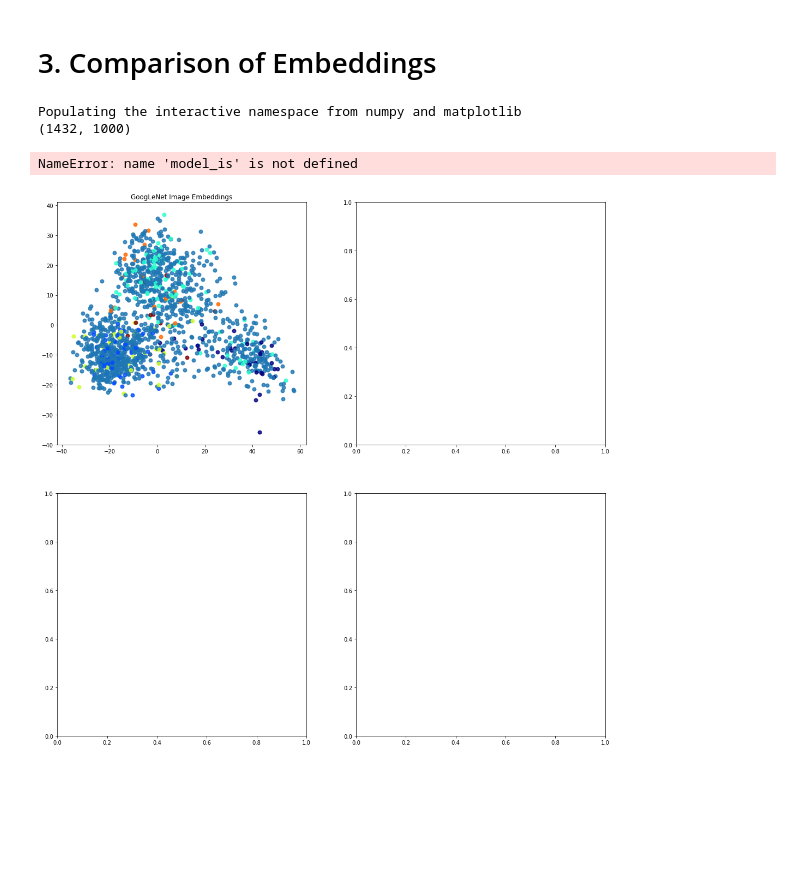
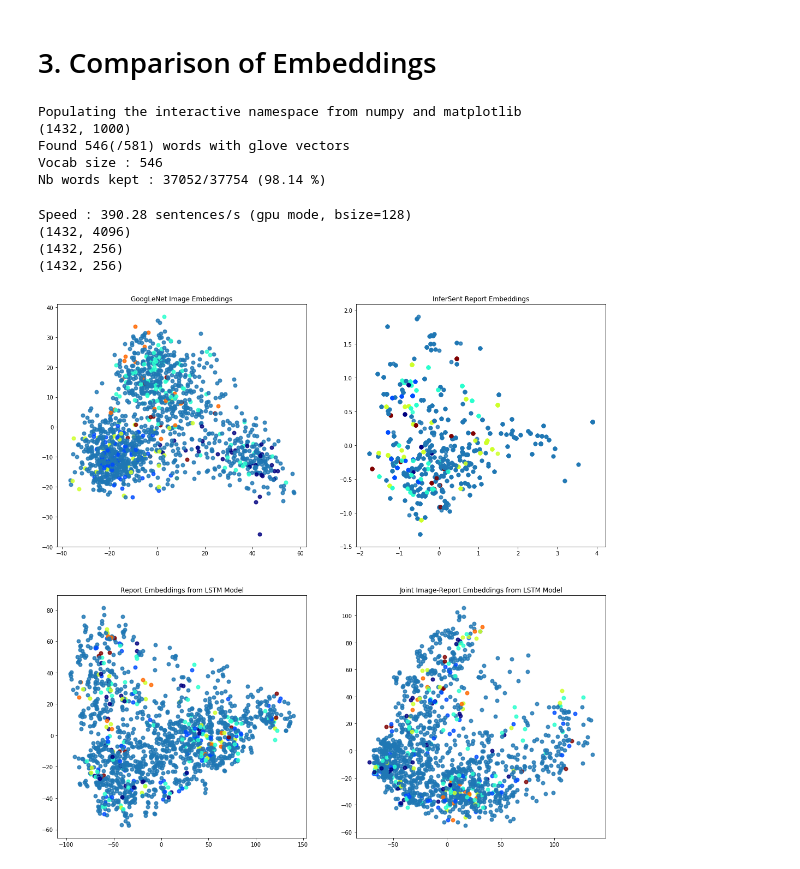
Before and after one commit to kasimayy/x_ray_fracture_localisation, a Jupyter notebook: VisualiseJointEmbeddings_Theano.ipynb, the cells around one changed output. Drawn from its saved outputs; the diff is of its cells as text; code cells hidden in the pictures; blank space fills up the shorter version.

```diff
--- a/VisualiseJointEmbeddings_Theano.ipynb
+++ b/VisualiseJointEmbeddings_Theano.ipynb
@@ -903,6 +903,7 @@ for i, x, y in zip(range(len(dataset)), cnn_reduced_embeddings[:, 0], cnn_reduce
 #infersent_report_embeddings = np.array(infersent_report_embeddings)
 #cnn_embeddings = cnn_embeddings.reshape((cnn_embeddings.shape[0], cnn_embeddings.shape[2]))
 sample_reports = [item['report'] for item in dataset]
+model_is.build_vocab(sample_reports, tokenize=True)
 infersent_report_embeddings = model_is.encode(sample_reports, bsize=128, tokenize=True, verbose=True)
 print infersent_report_embeddings.shape
 infersent_report_reduced_embeddings = PCA(n_components=2).fit_transform(infersent_report_embeddings)
@@ -924,32 +925,38 @@ for i, x, y in zip(range(len(dataset)), infersent_report_reduced_embeddings[:, 0
     else:
         #ax[0][1].annotate(_r, xy=(x, y), xytext=(0, 0), textcoords='offset points', color='C0')
         ax[0][1].scatter(x, y, color='C0', alpha=.8, lw=2)
 
 # Plot reduced report embeddings
 ax[1][0].set_title('Report Embeddings from LSTM Model')
 lstm_report_reduced_data = PCA(n_components=2).fit_transform(lstm_report_embeddings)
 print lstm_report_embeddings.shape
 
 for i, x, y in zip(range(len(dataset)), lstm_report_reduced_data[:, 0], lstm_report_reduced_data[:, 1]):
     if 'view' in dataset[i]:
         view = dataset[i]['view']
         ax[1][0].scatter(x, y, color=colours[views_keys[view]], alpha=.8, lw=2)
     else:
         ax[1][0].scatter(x, y, color='C0', alpha=.8, lw=2)
 
 # Plot reduced joint report embeddings
 ax[1][1].set_title('Joint Image-Report Embeddings from LSTM Model')
 joint_reduced_data = PCA(n_components=2).fit_transform(joint_embeddings)
 print joint_embeddings.shape
 
 for i, x, y in zip(range(len(dataset)), joint_reduced_data[:, 0], joint_reduced_data[:, 1]):
     if 'view' in dataset[i]:
         view = dataset[i]['view']
         ax[1][1].scatter(x, y, color=colours[views_keys[view]], alpha=.8, lw=2)
     else:
         ax[1][1].scatter(x, y, color='C0', alpha=.8, lw=2)
 # %% [output]
 Populating the interactive namespace from numpy and matplotlib
 (1432, 1000)
+Found 546(/581) words with glove vectors
+Vocab size : 546
+Nb words kept : 37052/37754 (98.14 %)
-NameError: name 'model_is' is not defined
+Speed : 390.28 sentences/s (gpu mode, bsize=128)
+(1432, 4096)
+(1432, 256)
+(1432, 256)
-[figure, old version]
+[figure, new version]
```
